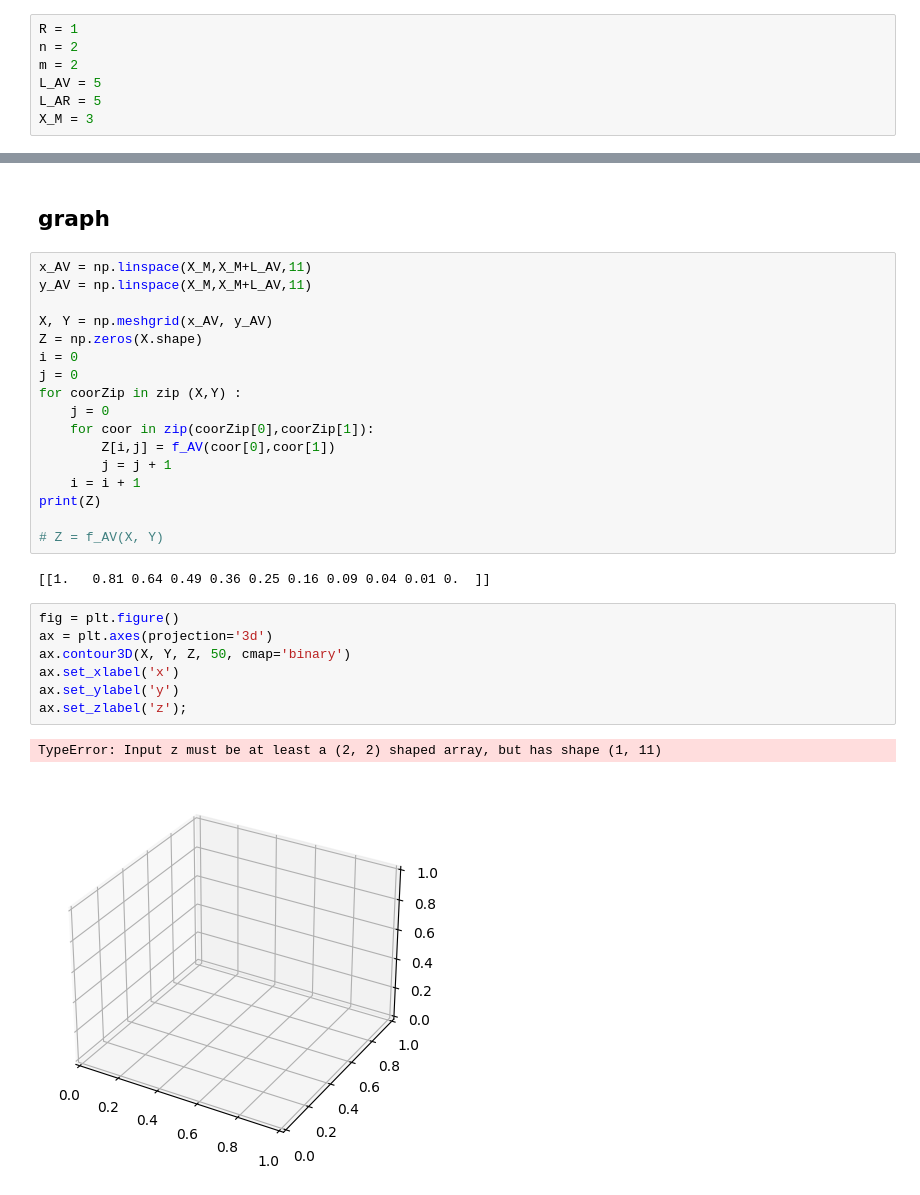
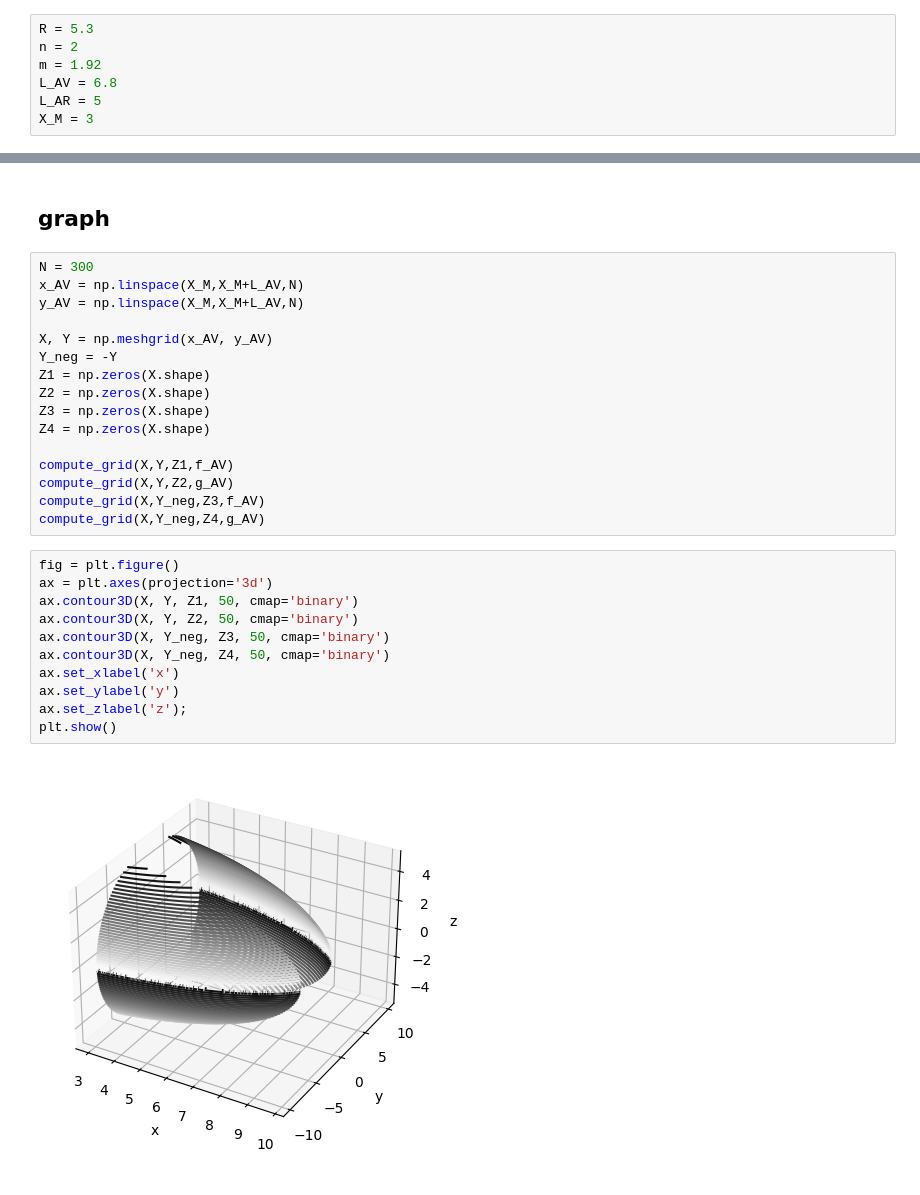
Before and after one commit to irdof/Sealguin-Shape, a Jupyter notebook: external-shape.ipynb, the cells around one changed output, grey strips where cells are left out. Drawn from its saved outputs; the diff is of its cells as text.

Commit message:
Python file added
Added python file and better structure to observe the shape

```diff
--- a/external-shape.ipynb
+++ b/external-shape.ipynb
@@ -16,10 +16,10 @@ ax = plt.axes(projection='3d')
 # %% [markdown]
 ## constantes
 # %%
-R = 1
+R = 5.3
 n = 2
-m = 2
-L_AV = 5
+m = 1.92
+L_AV = 6.8
 L_AR = 5
 X_M = 3
 # %% [markdown]
@@ -33,31 +47,31 @@ def f_AV(x,y) :
 # %% [markdown]
 ## graph
-# %%
-x_AV = np.linspace(X_M,X_M+L_AV,11)
-y_AV = np.linspace(X_M,X_M+L_AV,11)
-
-X, Y = np.meshgrid(x_AV, y_AV)
-Z = np.zeros(X.shape)
-i = 0
-j = 0
-for coorZip in zip (X,Y) :
-    j = 0
-    for coor in zip(coorZip[0],coorZip[1]):
-        Z[i,j] = f_AV(coor[0],coor[1])
-        j = j + 1
-    i = i + 1
-print(Z)
-
-# Z = f_AV(X, Y)
-# %% [output]
-[[1.   0.81 0.64 0.49 0.36 0.25 0.16 0.09 0.04 0.01 0.  ]]
+# %%
+N = 300
+x_AV = np.linspace(X_M,X_M+L_AV,N)
+y_AV = np.linspace(X_M,X_M+L_AV,N)
+
+X, Y = np.meshgrid(x_AV, y_AV)
+Y_neg = -Y
+Z1 = np.zeros(X.shape)
+Z2 = np.zeros(X.shape)
+Z3 = np.zeros(X.shape)
+Z4 = np.zeros(X.shape)
+
+compute_grid(X,Y,Z1,f_AV)
+compute_grid(X,Y,Z2,g_AV)
+compute_grid(X,Y_neg,Z3,f_AV)
+compute_grid(X,Y_neg,Z4,g_AV)
 # %%
 fig = plt.figure()
 ax = plt.axes(projection='3d')
-ax.contour3D(X, Y, Z, 50, cmap='binary')
+ax.contour3D(X, Y, Z1, 50, cmap='binary')
+ax.contour3D(X, Y, Z2, 50, cmap='binary')
+ax.contour3D(X, Y_neg, Z3, 50, cmap='binary')
+ax.contour3D(X, Y_neg, Z4, 50, cmap='binary')
 ax.set_xlabel('x')
 ax.set_ylabel('y')
 ax.set_zlabel('z');
+plt.show()
 # %% [output]
-TypeError: Input z must be at least a (2, 2) shaped array, but has shape (1, 11)
-[figure, old version]
+[figure, new version]
```
Also changed, not shown: parts of 2 cells of this notebook, 1 other file.
